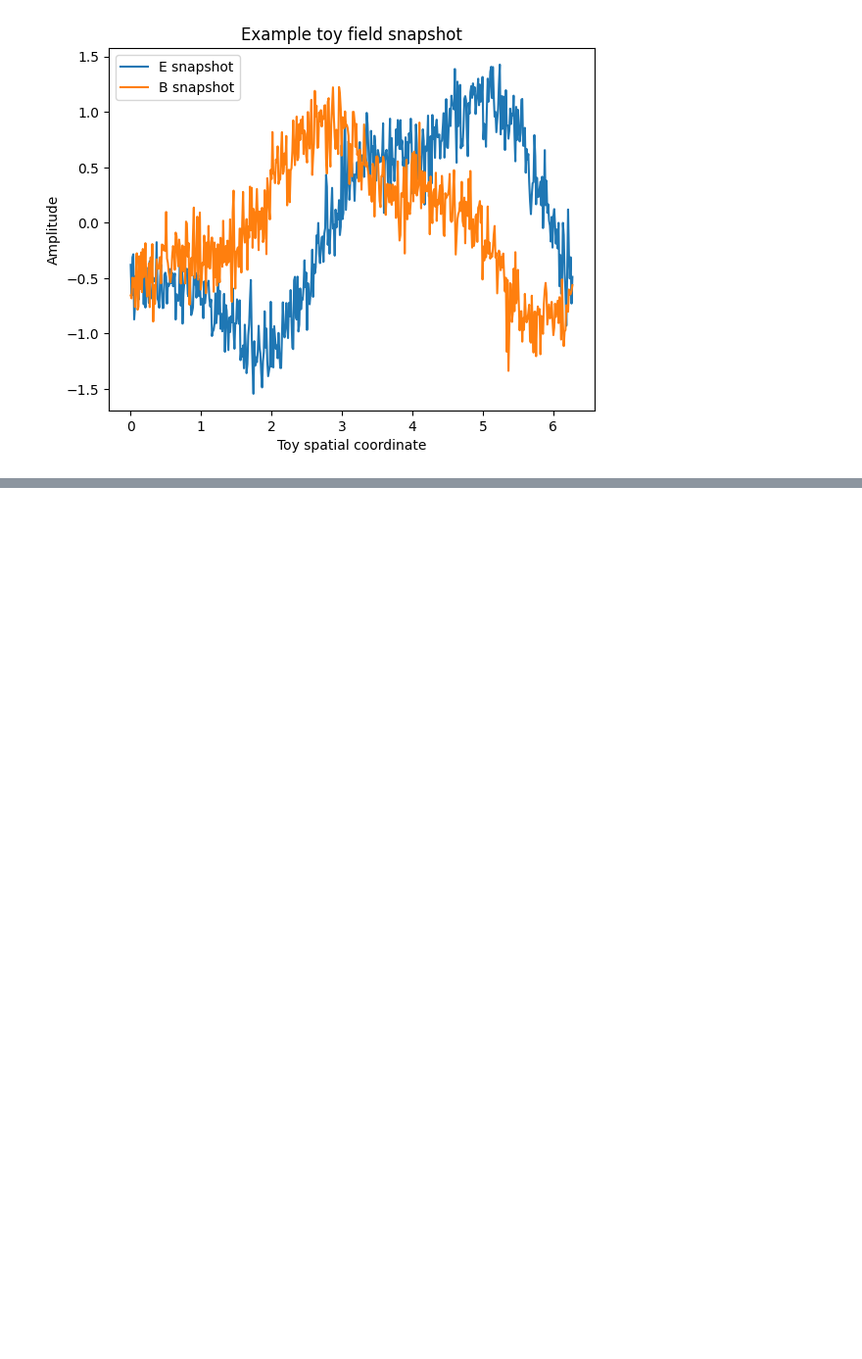
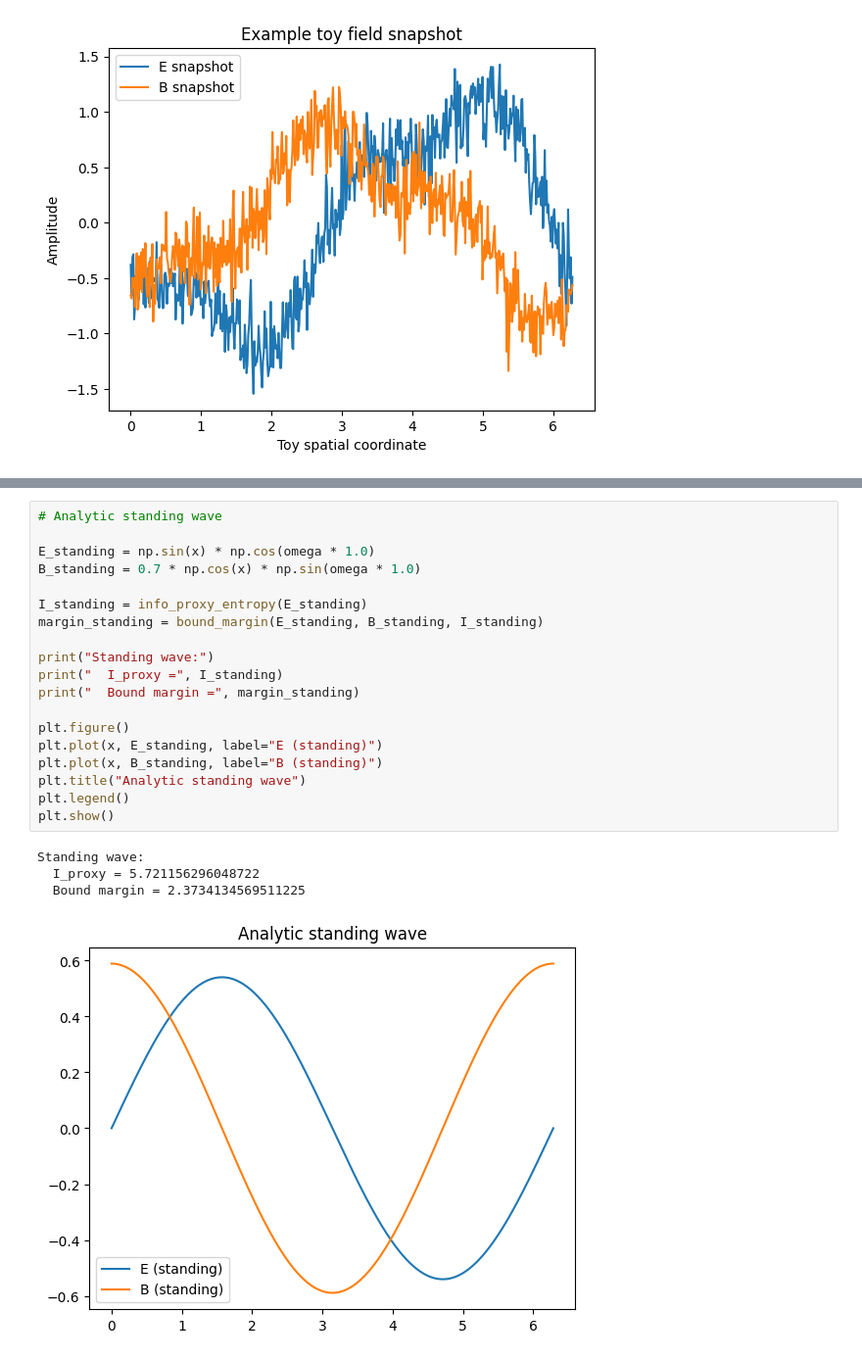
Before and after one commit to eon715/em-info-bound-colab-demo, a Jupyter notebook: Another_copy_of_toy_em_bound_demo.ipynb, the cells around one changed output, grey strips where cells are left out. Shown at 98% size. Saved outputs shown, nothing was run; the diff lists cells and outputs as text; blank space fills up the shorter version.

```diff
--- a/Another_copy_of_toy_em_bound_demo.ipynb
+++ b/Another_copy_of_toy_em_bound_demo.ipynb
@@ -93,0 +184,24 @@ plt.show()
+# %%
+# Analytic standing wave
+
+E_standing = np.sin(x) * np.cos(omega * 1.0)
+B_standing = 0.7 * np.cos(x) * np.sin(omega * 1.0)
+
+I_standing = info_proxy_entropy(E_standing)
+margin_standing = bound_margin(E_standing, B_standing, I_standing)
+
+print("Standing wave:")
+print("  I_proxy =", I_standing)
+print("  Bound margin =", margin_standing)
+
+plt.figure()
+plt.plot(x, E_standing, label="E (standing)")
+plt.plot(x, B_standing, label="B (standing)")
+plt.title("Analytic standing wave")
+plt.legend()
+plt.show()
+# %% [output]
+Standing wave:
+  I_proxy = 5.721156296048722
+  Bound margin = 2.3734134569511225
+[figure, added]
```
Also changed, not shown: parts of 4 cells of this notebook.
